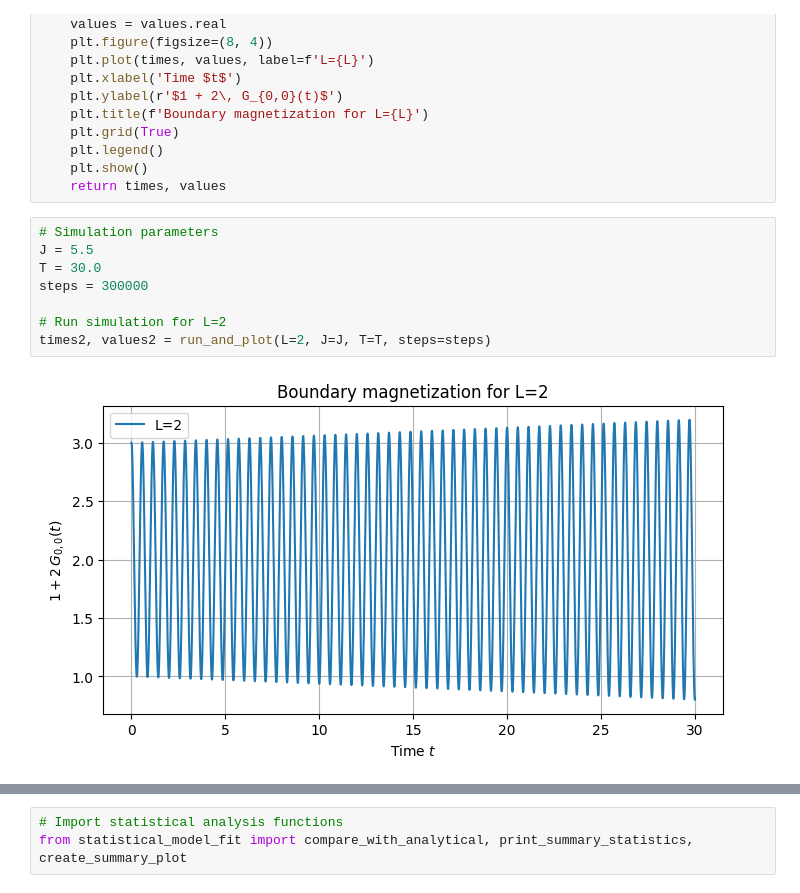
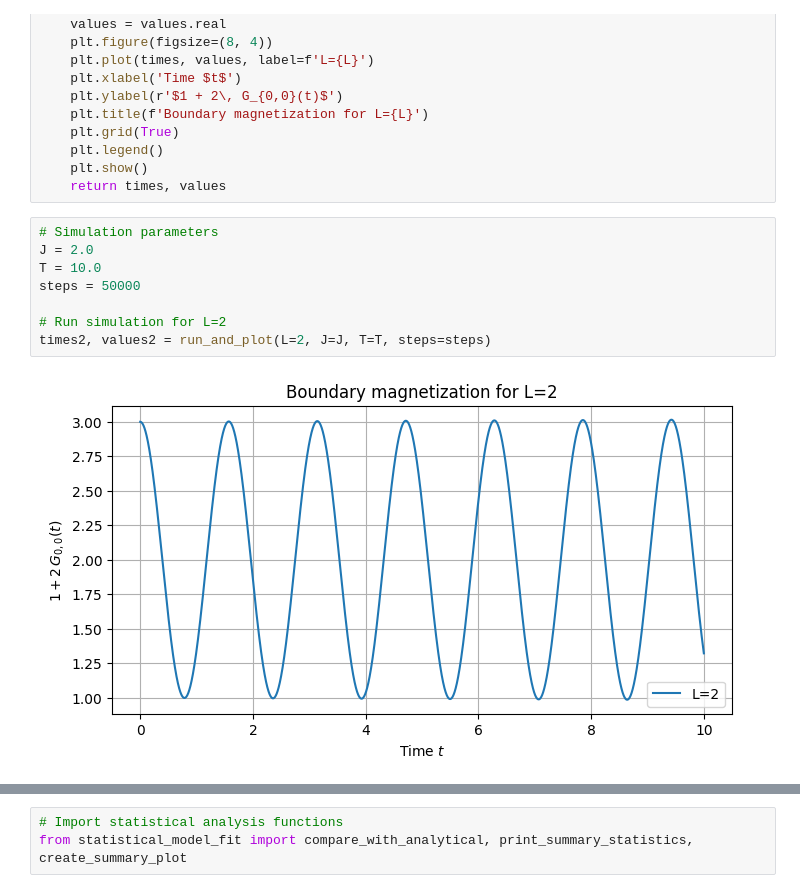
Before and after one commit to alonk-me/Quntum-measurment-model, a Jupyter notebook: free_fermion/run_simulations.ipynb, the cells around one changed output, grey strips where cells are left out. Cells and saved outputs as stored; diff of their text form.

```diff
--- a/free_fermion/run_simulations.ipynb
+++ b/free_fermion/run_simulations.ipynb
@@ -35,14 +35,14 @@ def run_and_plot(L, J=1.0, T=10.0, steps=2000):
     return times, values
 # %%
 # Simulation parameters
-J = 5.5
-T = 30.0
-steps = 300000
+J = 2.0
+T = 10.0
+steps = 50000
 
 # Run simulation for L=2
 times2, values2 = run_and_plot(L=2, J=J, T=T, steps=steps)
 # %% [output]
-[figure, old version]
+[figure, new version]
 # %%
 # Run simulation for L=3
 times3, values3 = run_and_plot(L=3, J=J, T=T, steps=steps)
```
Also changed, not shown: parts of 6 cells of this notebook, 1 other file.
